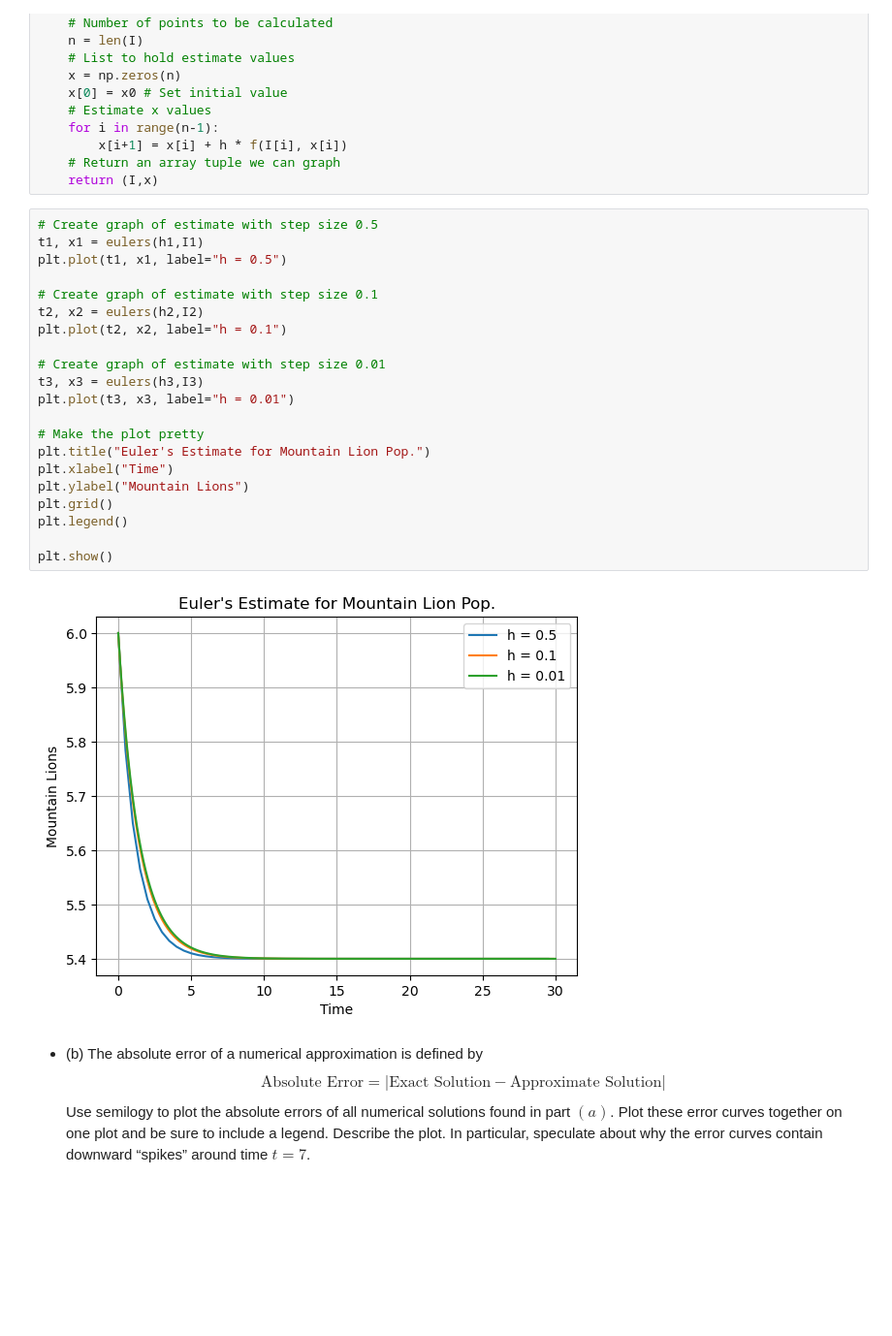
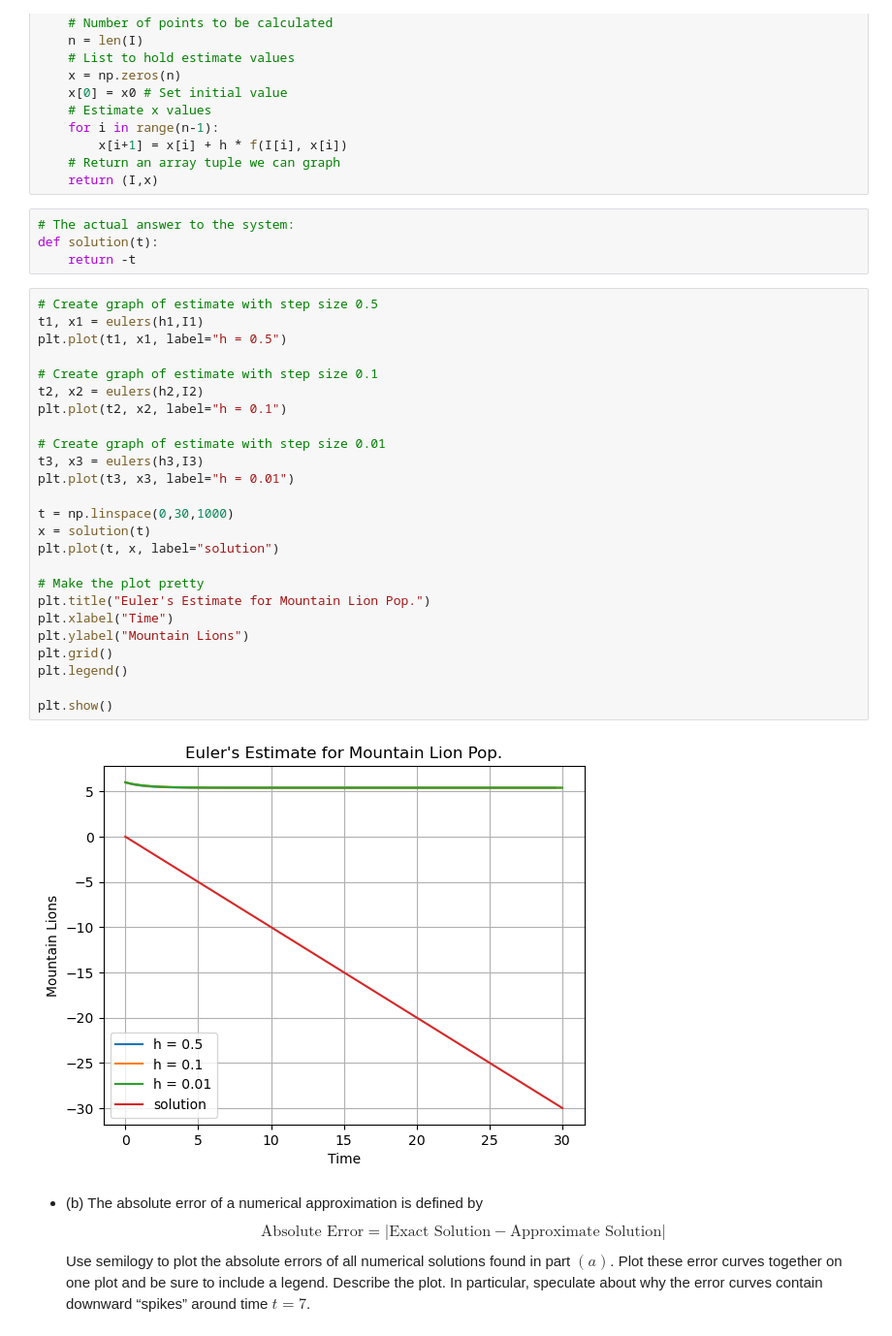
Before and after one commit to scottito/DiffEqProj1, a Jupyter notebook: Project1.ipynb, the cells around one changed output. Shown: that part at 97% size. Saved outputs shown, nothing was run; the diff lists cells and outputs as text; blank space fills up the shorter version.

Commit message:
Updating graph

```diff
--- a/Project1.ipynb
+++ b/Project1.ipynb
@@ -108,29 +108,37 @@ def eulers(h,I):
         x[i+1] = x[i] + h * f(I[i], x[i])
     # Return an array tuple we can graph
     return (I,x)
+# %%
+# The actual answer to the system:
+def solution(t):
+    return -t
 # %%
 # Create graph of estimate with step size 0.5
 t1, x1 = eulers(h1,I1)
 plt.plot(t1, x1, label="h = 0.5")
 
 # Create graph of estimate with step size 0.1
 t2, x2 = eulers(h2,I2)
 plt.plot(t2, x2, label="h = 0.1")
 
 # Create graph of estimate with step size 0.01
 t3, x3 = eulers(h3,I3)
 plt.plot(t3, x3, label="h = 0.01")
 
+t = np.linspace(0,30,1000)
+x = solution(t)
+plt.plot(t, x, label="solution")
+
 # Make the plot pretty
 plt.title("Euler's Estimate for Mountain Lion Pop.")
 plt.xlabel("Time")
 plt.ylabel("Mountain Lions")
 plt.grid()
 plt.legend()
 
 plt.show()
 # %% [output]
-[figure, old version]
+[figure, new version]
 # %% [markdown]
 - (b) The absolute error of a numerical approximation is defined by
 $$\text{Absolute Error} = \big| \text{Exact Solution} − \text{Approximate Solution} \big|$$
```
Also changed, not shown: parts of 3 cells of this notebook.
